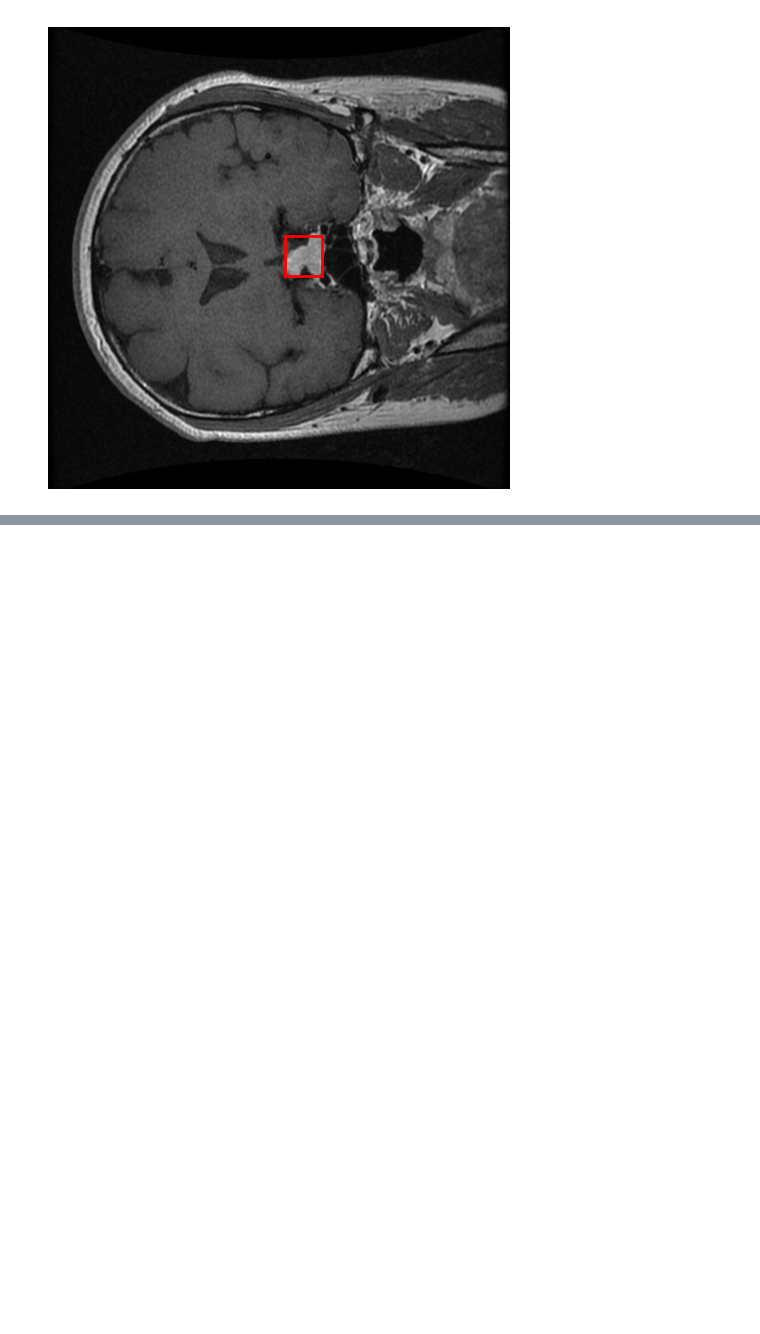
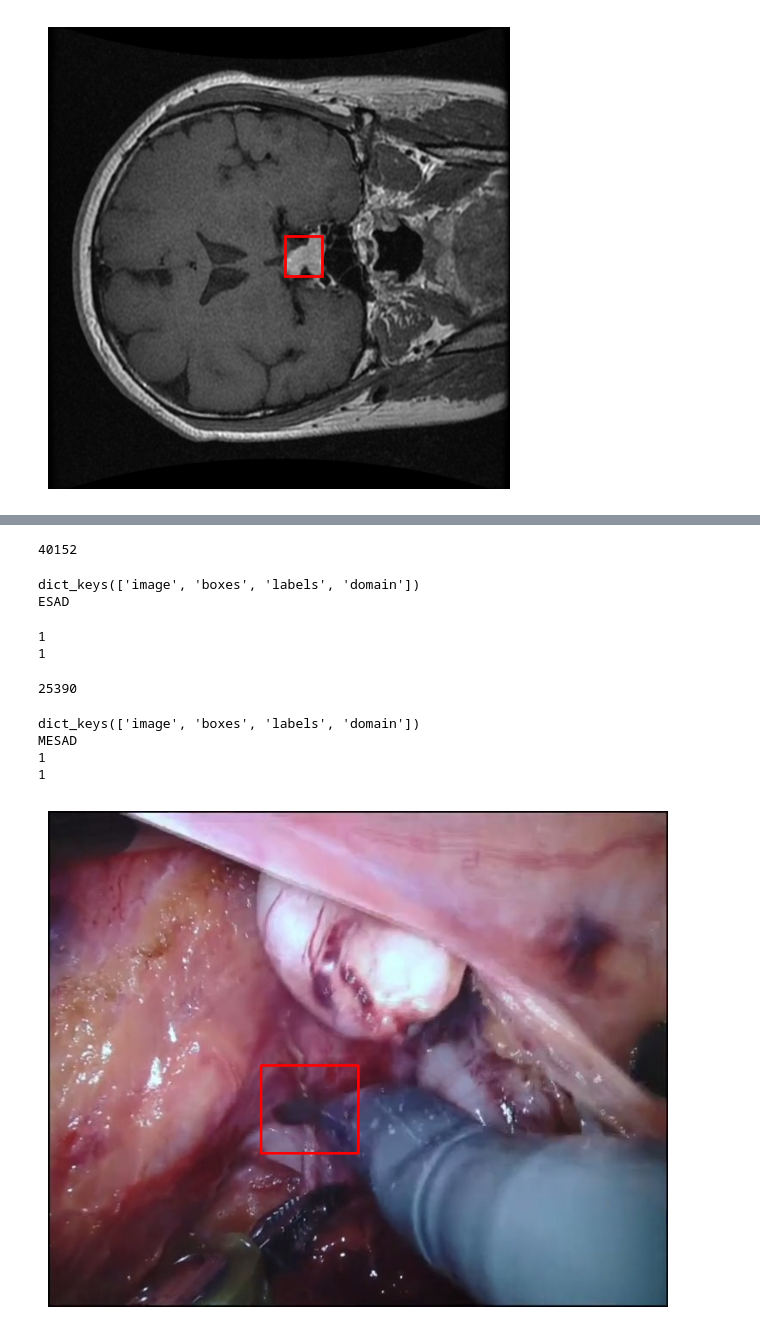
Before and after one commit to sandhya-0406/medsearch-rl, a Jupyter notebook: notebooks/bounding_boxes.ipynb, the cells around one changed output, grey strips where cells are left out. Drawn from its saved outputs; the diff is of its cells as text; code cells hidden in the pictures; blank space fills up the shorter version.

Commit message:
Finalize multi-domain dataset validation and analysis pipeline

```diff
--- a/notebooks/bounding_boxes.ipynb
+++ b/notebooks/bounding_boxes.ipynb
@@ -83,0 +74,73 @@ AttributeError: 'ESADLoader' object has no attribute 'image'
+# %%
+from backend.datasets.esad_loader import ESADLoader
+
+loader = ESADLoader("../data/ESAD")
+
+print(len(loader))
+# %% [output]
+40152
+# %%
+sample = loader.load_sample(100)
+
+print(sample.keys())
+print(sample["domain"])
+# %% [output]
+dict_keys(['image', 'boxes', 'labels', 'domain'])
+ESAD
+# %%
+print(len(sample["boxes"]))
+print(len(sample["labels"]))
+# %% [output]
+1
+1
+# %%
+from backend.datasets.mesad_loader import MESADLoader
+
+loader = MESADLoader(
+    "../data/mesad"
+)
+
+print(len(loader))
+# %% [output]
+25390
+# %%
+sample = loader.load_sample(100)
+
+print(sample.keys())
+print(sample["domain"])
+print(len(sample["boxes"]))
+print(len(sample["labels"]))
+# %% [output]
+dict_keys(['image', 'boxes', 'labels', 'domain'])
+MESAD
+1
+1
+# %%
+import cv2
+import matplotlib.pyplot as plt
+
+sample = loader.load_sample(100)
+
+image = sample["image"].copy()
+
+for box, label in zip(
+    sample["boxes"],
+    sample["labels"]
+):
+
+    xmin, ymin, xmax, ymax = box
+
+    cv2.rectangle(
+        image,
+        (xmin, ymin),
+        (xmax, ymax),
+        (255, 0, 0),
+        2
+    )
+
+plt.figure(figsize=(8,8))
+plt.imshow(image)
+plt.axis("off")
+plt.show()
+# %% [output]
+[figure, added]
```
Also changed, not shown: parts of 9 cells of this notebook, 19 other files.
